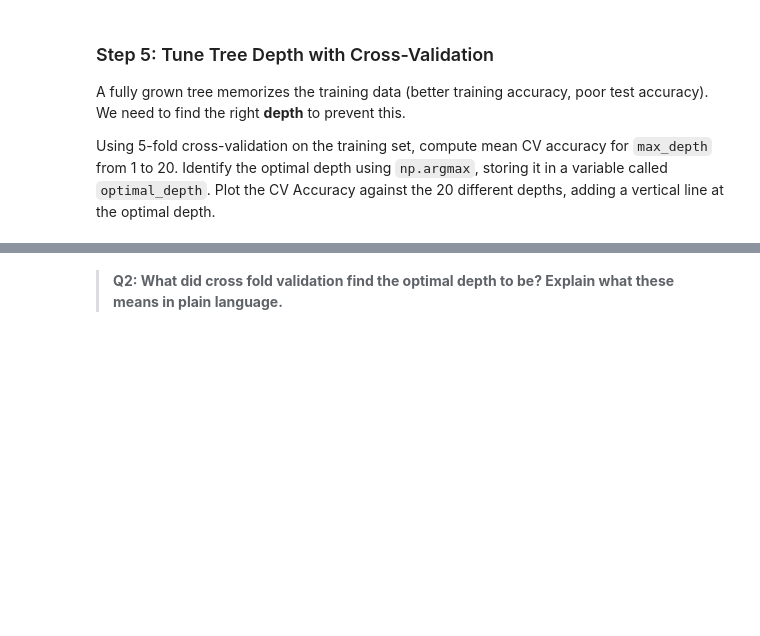
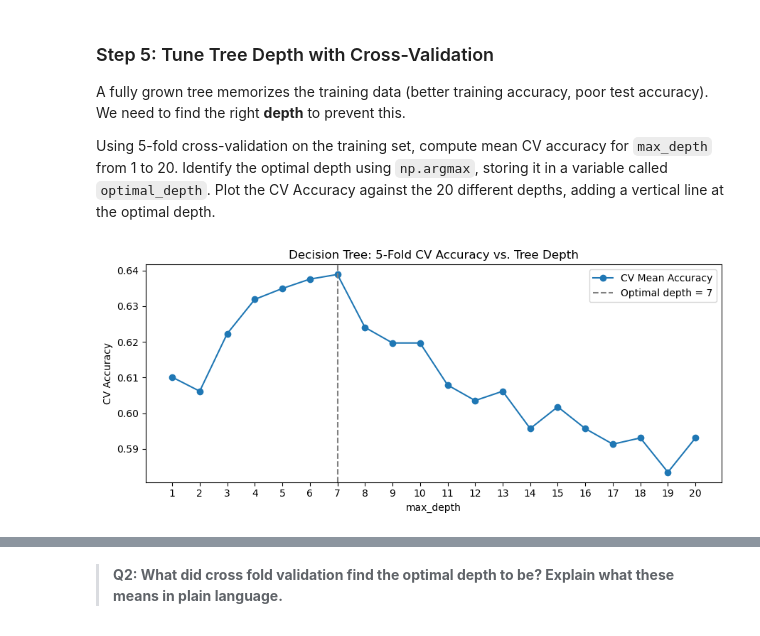
Before and after one commit to ebkhan-peng/assignment-3, a Jupyter notebook: task2/hw3-task2.ipynb, the cells around one changed output, grey strips where cells are left out. Saved outputs shown, nothing was run; the diff lists cells and outputs as text; code cells hidden in the pictures; blank space fills up the shorter version.

```diff
--- a/task2/hw3-task2.ipynb
+++ b/task2/hw3-task2.ipynb
@@ -67,6 +91,12 @@ Three features have missing values. A simple approach for tree-based methods is
 
 After imputation, split the data 70/30 into training and test sets, stratifying on `Potability` to preserve the class ratio in both splits.Store your results in `X_train`, `X_test`, `y_train`, and `y_test`.
 # %%
-df_clean = ...
+df_clean = df.fillna(df.median())
+
+feature_names = ['ph', 'Hardness', 'Solids', 'Chloramines', 'Sulfate', 'Conductivity', 'Organic_carbon', 'Trihalomethanes', 'Turbidity']
+X = df_clean[feature_names]
+y = df_clean['Potability']
+
+X_train, X_test, y_train, y_test = train_test_split(X,y,test_size=0.3, stratify=y, random_state=42)
 # %%
 grader.check("q1")
@@ -77,8 +109,15 @@ Start with an **unpruned** classification tree (no constraints on depth or leaf
 
 Fit `DecisionTreeClassifier` with only `random_state=42` set (all other parameters at defaults). Report the tree depth in a variable named `tree_depth`. Calculate both the train accuracy and the test accuracy, storing the train accuracy in a variable called`dt_unpruned_acc_train` and the test accuracy in a variable called `dt_unpruned_acc_test`.
 # %%
-dt_unpruned = ...
+dt_unpruned = DecisionTreeClassifier(random_state = 42)
+dt_unpruned.fit(X_train, y_train)
 
-tree_depth = ...
-dt_unpruned_acc_train = ...
-dt_unpruned_acc_test  = ...
+
+y_pred_train = dt_unpruned.predict(X_train)
+y_pred_test = dt_unpruned.predict(X_test)
+
+tree_depth = dt_unpruned.get_depth()
+dt_unpruned_acc_train = accuracy_score(y_train, y_pred_train)
+dt_unpruned_acc_test  = accuracy_score(y_test, y_pred_test)
+
+dt_unpruned_acc_test, dt_unpruned_acc_train
@@ -99,11 +142,28 @@ A fully grown tree memorizes the training data (better training accuracy, poor t
 
 Using 5-fold cross-validation on the training set, compute mean CV accuracy for `max_depth` from 1 to 20. Identify the optimal depth using `np.argmax`, storing it in a variable called `optimal_depth`. Plot the CV Accuracy against the 20 different depths, adding a vertical line at the optimal depth.
 # %%
+depths = range(1,21)
+cv_means = []
 
+for depth in depths:
+    dt=DecisionTreeClassifier(max_depth = depth, random_state=42)
+    scores = cross_val_score(dt, X_train, y_train, cv = 5, scoring = 'accuracy')
+    cv_means.append(scores.mean())
 
+cv_means = np.array(cv_means)
+optimal_depth = list(depths)[np.argmax(cv_means)]
 
-
-
-optimal_depth   = ...
+plt.figure(figsize=(9, 4))
+plt.plot(list(depths), cv_means, label='CV Mean Accuracy', marker='o')
+plt.axvline(optimal_depth, color='gray', linestyle='--', label=f'Optimal depth = {optimal_depth}')
+plt.xlabel('max_depth')
+plt.ylabel('CV Accuracy')
+plt.xticks(list(depths))
+plt.title('Decision Tree: 5-Fold CV Accuracy vs. Tree Depth')
+plt.legend()
+plt.tight_layout()
+plt.show()
+# %% [output]
+[figure, added]
 # %%
 grader.check("q3")
```
Also changed, not shown: parts of 13 cells of this notebook.
